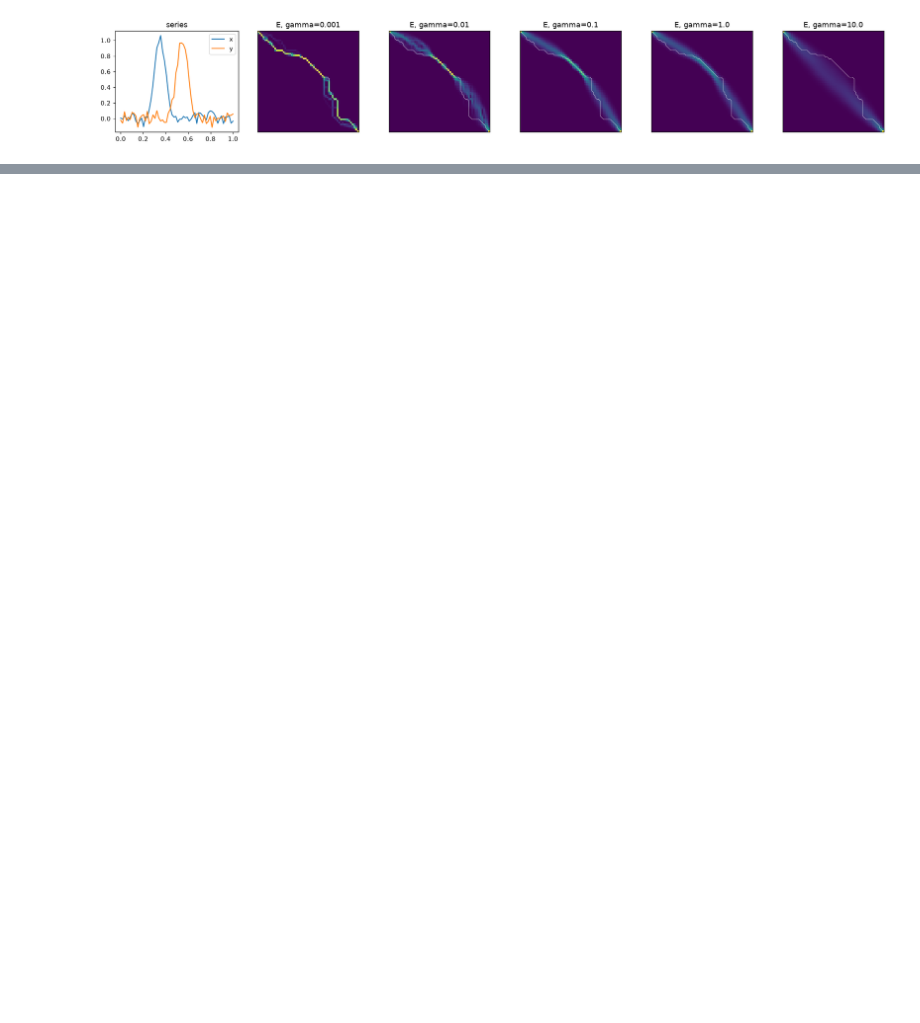
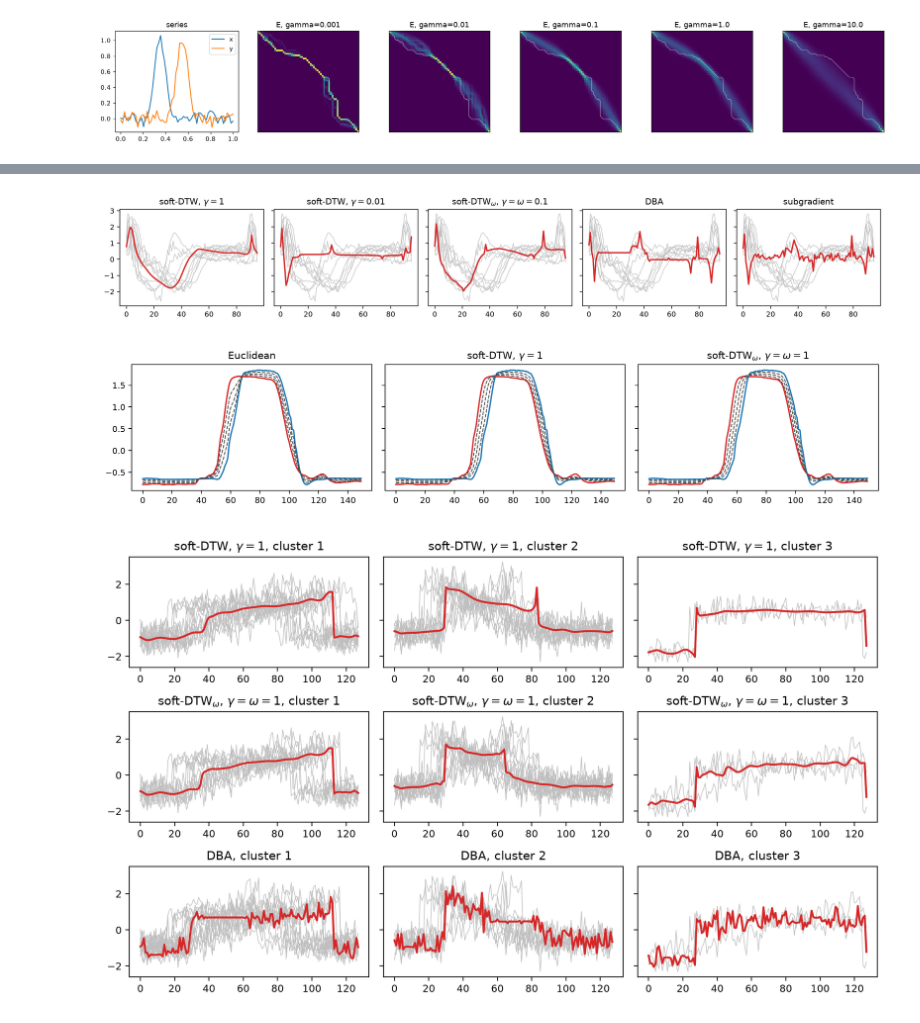
Before and after one commit to PabloAlmendralejo/MVA, a Jupyter notebook: notebook.ipynb, the cells around one changed output, grey strips where cells are left out. Drawn from its saved outputs; the diff is of its cells as text; code cells hidden in the pictures; blank space fills up the shorter version.

```diff
--- a/notebook.ipynb
+++ b/notebook.ipynb
@@ -123,0 +367,7 @@ torch autograd {16: np.float64(0.04372), 32: np.float64(0.17647), 64: np.float64
+# %%
+for f in ["barycenters_ECG200.png", "interpolation_GunPoint.png", "kmeans_CBF.png"]:
+    display(Image(f"figures/{f}", width=900))
+# %% [output]
+[figure, added]
+[figure, added]
+[figure, added]
```
Also changed, not shown: parts of 35 cells of this notebook, 50 other files.
